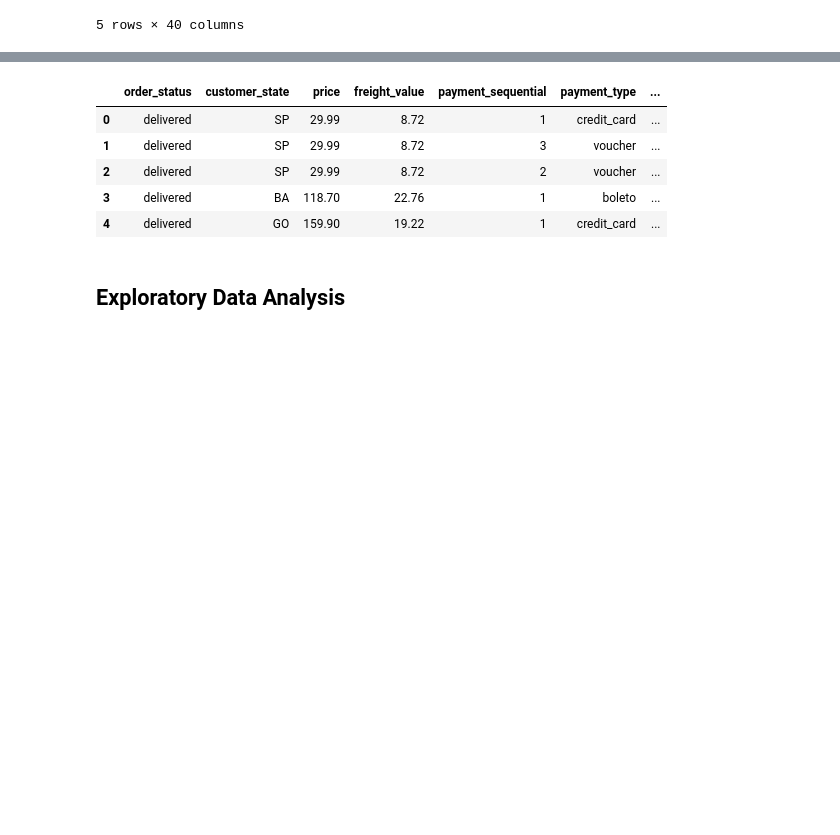
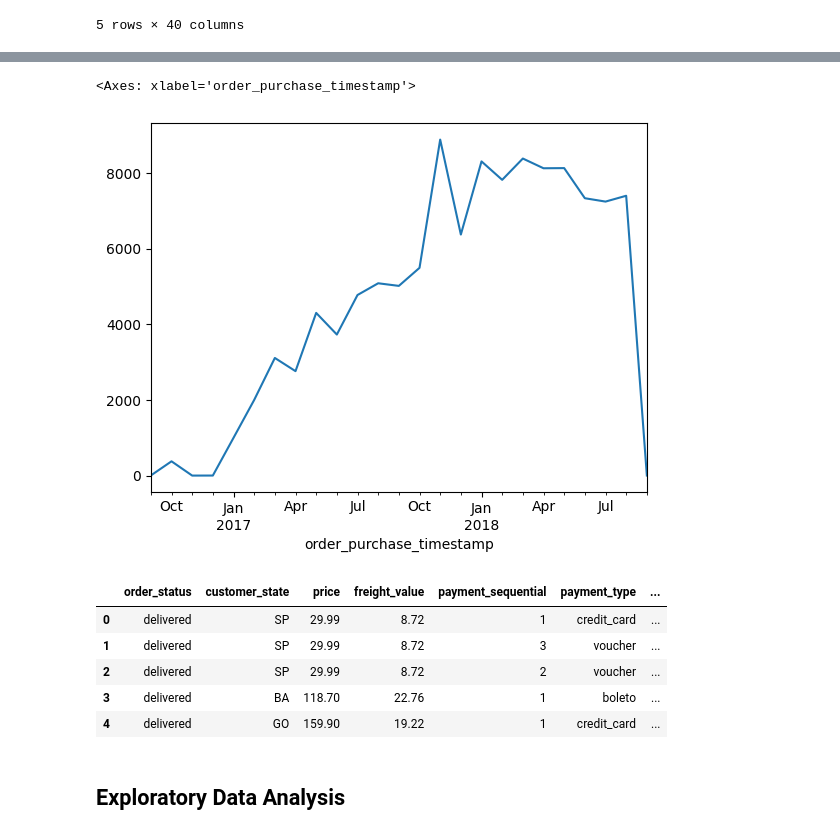
Before and after one commit to sherifalaa42/Brazilian_ecommerce, a Jupyter notebook: Data_wranggling.ipynb, the cells around one changed output, grey strips where cells are left out. Cells and saved outputs as stored; diff of their text form; code cells hidden in the pictures; blank space fills up the shorter version.

```diff
--- a/Data_wranggling.ipynb
+++ b/Data_wranggling.ipynb
@@ -17,3 +53,9 @@ df.head()
+# %%
+df['order_purchase_timestamp'] = pd.to_datetime(df['order_purchase_timestamp'])
+df.set_index('order_purchase_timestamp').resample('ME').size().plot()
+# %% [output]
+<Axes: xlabel='order_purchase_timestamp'>
+[figure, added]
 # %%
 def converting_to_datetime (df):
     """
```
Also changed, not shown: parts of 32 cells of this notebook, 1 other file.
